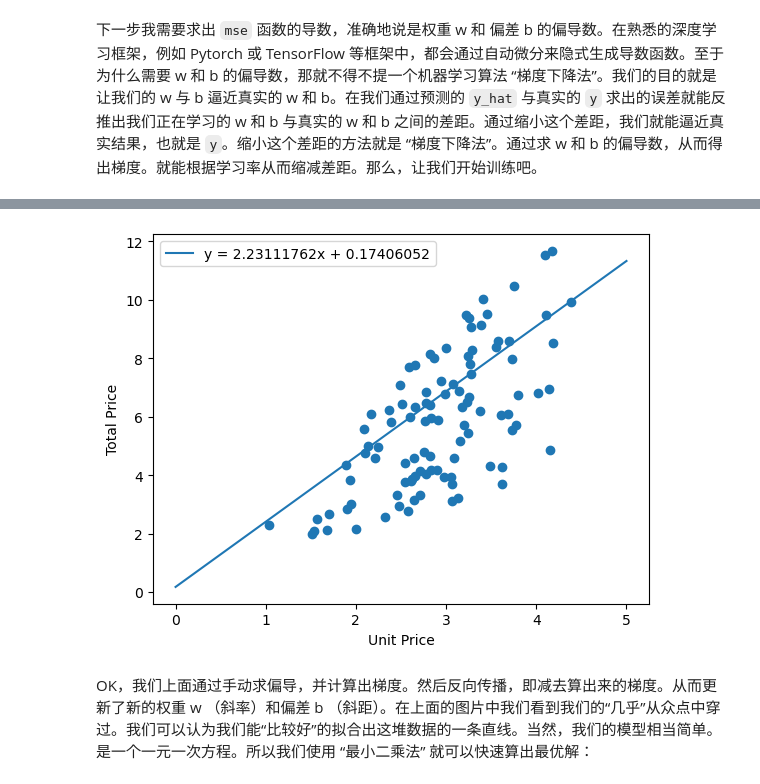
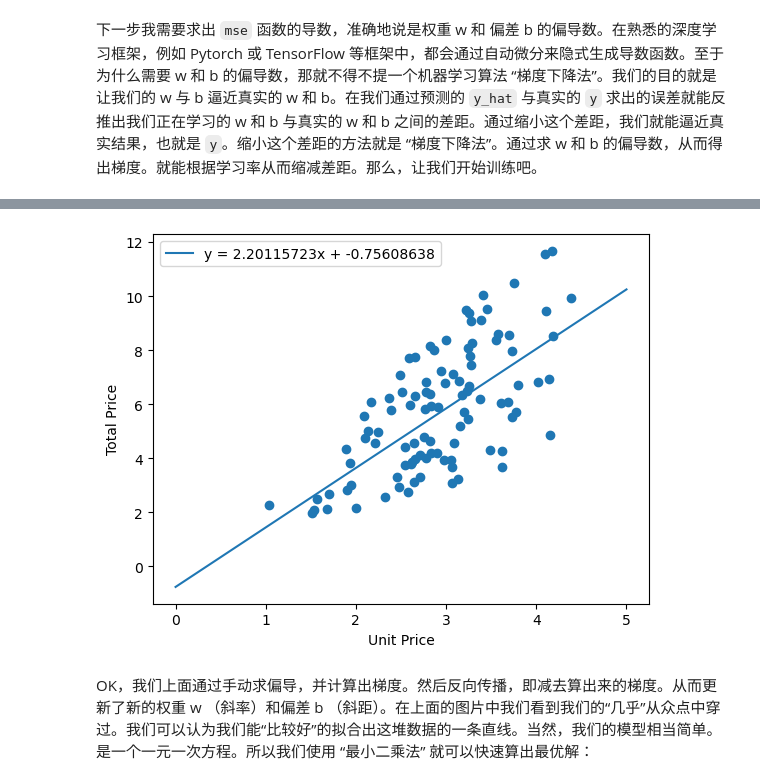
Before and after one commit to IEXPECTATION/linear-regression, a Jupyter notebook: linear_regression.ipynb, the cells around one changed output, grey strips where cells are left out. Saved outputs shown, nothing was run; the diff lists cells and outputs as text; code cells hidden in the pictures.

```diff
--- a/linear_regression.ipynb
+++ b/linear_regression.ipynb
@@ -89,7 +89,7 @@ def sgd(
 
 lr = 0.05  # learning rate
 batch_size = 10
-max_epochs = 10
+max_epochs = 5000
 l = 0
 
 
@@ -122,4 +122,4 @@ loss = 40.0344657947074
-[figure, old version]
+[figure, new version]
 # %% [markdown]
 OK，我们上面通过手动求偏导，并计算出梯度。然后反向传播，即减去算出来的梯度。从而更新了新的权重 w （斜率）和偏差 b （斜距）。在上面的图片中我们看到我们的“几乎”从众点中穿过。我们可以认为我们能“比较好”的拟合出这堆数据的一条直线。当然，我们的模型相当简单。是一个一元一次方程。所以我们使用 “最小二乘法” 就可以快速算出最优解：
 # %%
```
Also changed, not shown: parts of 2 cells of this notebook.
